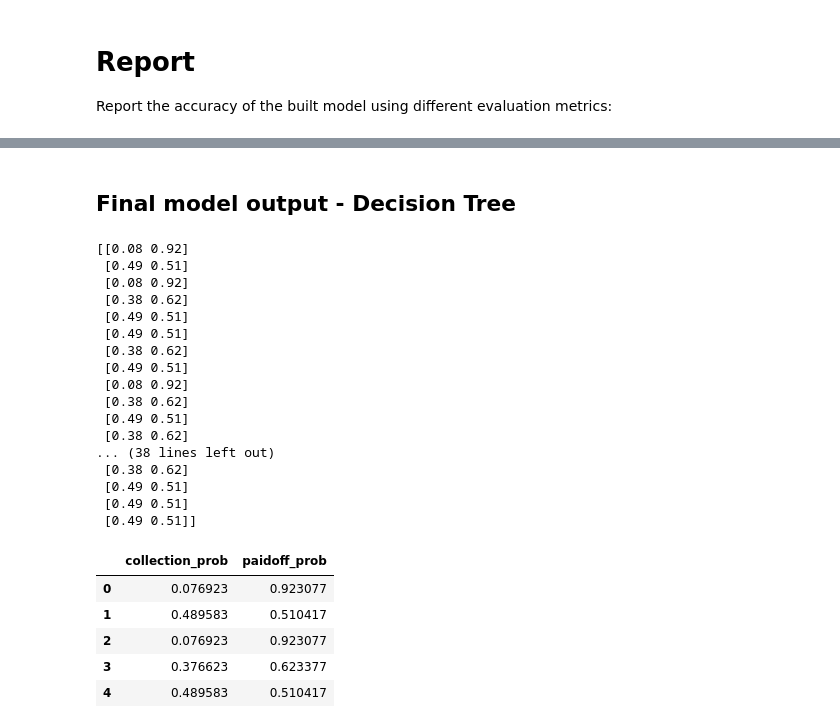
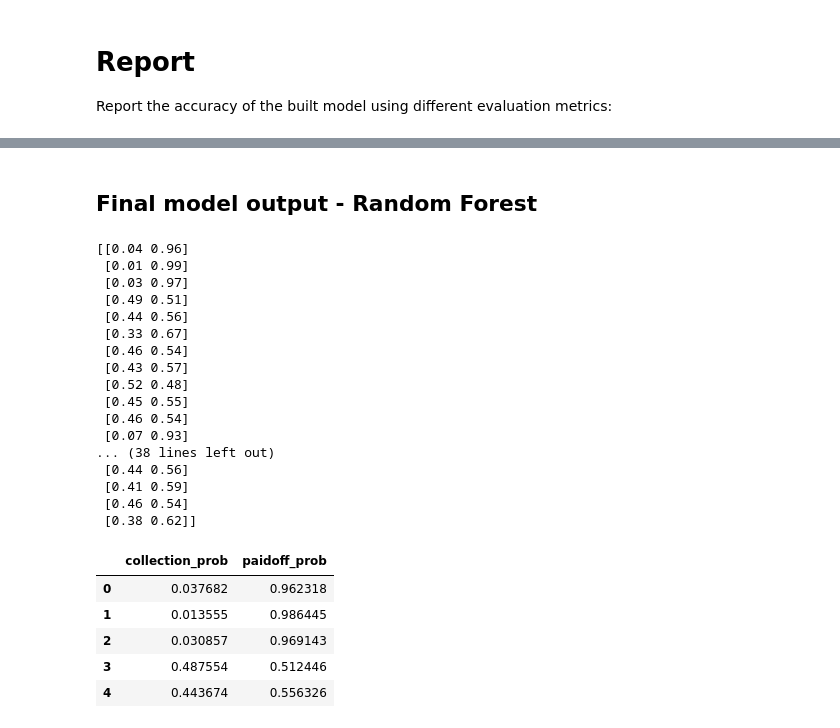
Before and after one commit to carlos-datascientist/loan-classification, a Jupyter notebook: ensemble-models.ipynb, the cells around one changed output, grey strips where cells are left out. Drawn from its saved outputs; the diff is of its cells as text; code cells hidden in the pictures.

```diff
--- a/ensemble-models.ipynb
+++ b/ensemble-models.ipynb
@@ -334,0 +362,3 @@ RandomForestClassifier(bootstrap=True, class_weight=None, criterion='gini',
+# %%
+X_train = Feature
+X_train[:5]
@@ -334,0 +372,5 @@ RandomForestClassifier(bootstrap=True, class_weight=None, criterion='gini',
+# %%
+# Retrain RF model with modified features
+
+forest_clf = RandomForestClassifier(n_estimators=500, max_leaf_nodes=16, n_jobs=-1)
+forest_clf.fit(X_train, y_train)
@@ -483,8 +544,8 @@ test_df[['Principal','terms','age','Gender','education']].head()
 | 4 | 800 | 15 | 29 | 0 | Bachelor |
 # %%
 # One-hot-encode test set
-test_feature = test_df[['Principal','terms','age','Gender','weekend']]
-test_feature = pd.concat([test_feature,pd.get_dummies(test_df['education'])], axis=1)
+test_feature = test_df[['terms','age','Gender','weekend']]
+#test_feature = pd.concat([test_feature,pd.get_dummies(test_df['education'])], axis=1)
 #test_feature.drop(['Graduate'], axis = 1,inplace=True)
 test_feature.head()
 # %% [output]
@@ -709,36 +740,36 @@ There's a tie between Decision Tree and SVM
 # %% [markdown]
-## Final model output - Decision Tree
+## Final model output - Random Forest
 # %%
-tree_prob = loanTree.predict_proba(X_test[:])
-print(tree_prob)
+rf_prob = forest_clf.predict_proba(X_test[:])
+print(rf_prob)
 # %% [output]
-[[0.08 0.92]
+[[0.04 0.96]
+ [0.01 0.99]
+ [0.03 0.97]
  [0.49 0.51]
- [0.08 0.92]
- [0.38 0.62]
- [0.49 0.51]
- [0.49 0.51]
- [0.38 0.62]
- [0.49 0.51]
- [0.08 0.92]
- [0.38 0.62]
- [0.49 0.51]
- [0.38 0.62]
+ [0.44 0.56]
+ [0.33 0.67]
+ [0.46 0.54]
+ [0.43 0.57]
+ [0.52 0.48]
+ [0.45 0.55]
+ [0.46 0.54]
+ [0.07 0.93]
 ... (38 lines left out)
- [0.38 0.62]
- [0.49 0.51]
- [0.49 0.51]
- [0.49 0.51]]
+ [0.44 0.56]
+ [0.41 0.59]
+ [0.46 0.54]
+ [0.38 0.62]]
 # %%
-df_prob = pd.DataFrame(tree_prob)
+df_prob = pd.DataFrame(rf_prob)
 df_prob.columns  = ['collection_prob','paidoff_prob']
 np.asanyarray(df_prob[['collection_prob','paidoff_prob']])
 df_prob.head()
 # %% [output]
 |  | collection_prob | paidoff_prob |
-| 0 | 0.076923 | 0.923077 |
-| 1 | 0.489583 | 0.510417 |
-| 2 | 0.076923 | 0.923077 |
-| 3 | 0.376623 | 0.623377 |
-| 4 | 0.489583 | 0.510417 |
+| 0 | 0.037682 | 0.962318 |
+| 1 | 0.013555 | 0.986445 |
+| 2 | 0.030857 | 0.969143 |
+| 3 | 0.487554 | 0.512446 |
+| 4 | 0.443674 | 0.556326 |
 # %%
```
Also changed, not shown: parts of 33 cells of this notebook.
